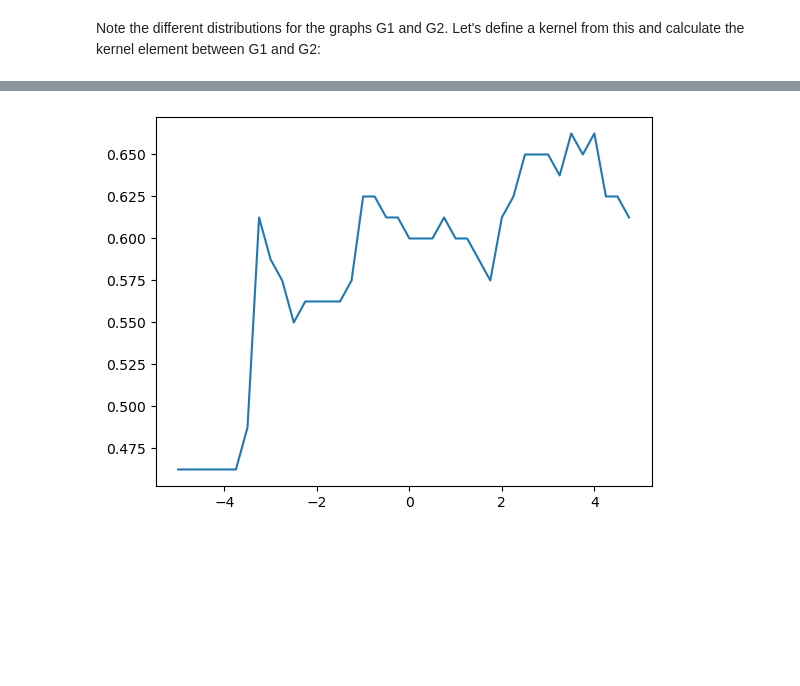
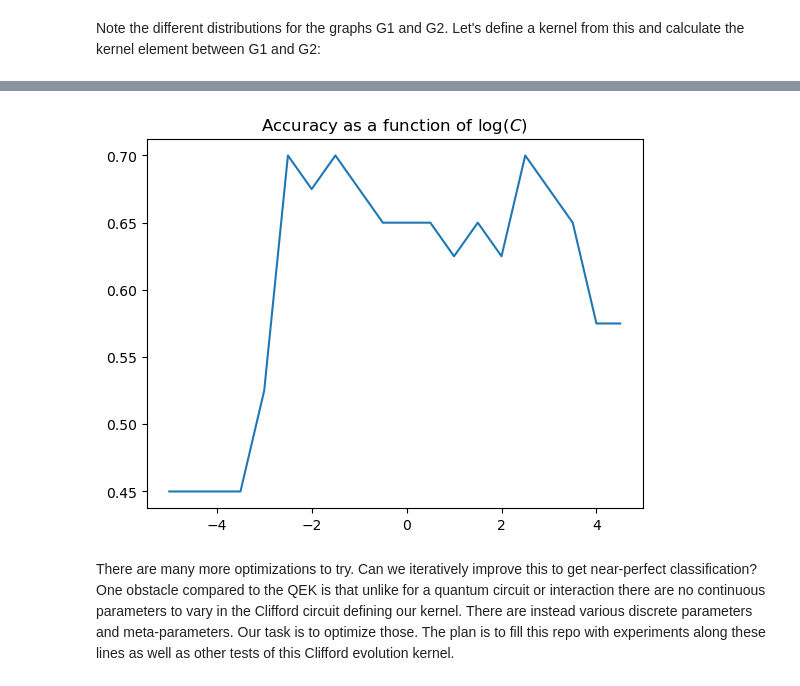
Before and after one commit to JohnGoldenGardiner/graph-kernel, a Jupyter notebook: demonstration.ipynb, the cells around one changed output, grey strips where cells are left out. Saved outputs shown, nothing was run; the diff lists cells and outputs as text; code cells hidden in the pictures; blank space fills up the shorter version.

```diff
--- a/demonstration.ipynb
+++ b/demonstration.ipynb
@@ -96,5 +100,5 @@ I've coded up a function `triangular_random_walk()` which creates graphs this sa
 # %%
-N = 400 # Total number of graphs
+N = 200 # Total number of graphs
 num_nodes = 20 # Number of nodes in each graph
 
 y = np.zeros(N)
@@ -164,10 +168,10 @@ Let's iterate over different values of C.
 # %%
 accuracies = []
-exp_range = np.arange(-5, 5, 0.25)
+exp_range = np.arange(-5, 5, 0.5)
 for c in exp_range:
     graph_svm = svm.SVC(kernel=kernel_function, C=np.exp(c))
     graph_svm.fit(X_train, y_train)
     y_predicted = graph_svm.predict(X_test)
     accuracy = np.mean(y_predicted == y_test)
     accuracies.append(accuracy)
-    print(f'accuracy for C={np.exp(c)}: {accuracy}' + ' '*30)
+    # print(f'accuracy for C={np.exp(c)}: {accuracy}' + ' '*30)
@@ -192,5 +178,8 @@ accuracy for C=115.58428452718766: 0.6125
 # %%
 plt.plot(exp_range, accuracies)
+plt.title('Accuracy as a function of $\log(C)$')
 plt.show()
 # %% [output]
-[figure, old version]
+[figure, new version]
+# %% [markdown]
+There are many more optimizations to try. Can we iteratively improve this to get near-perfect classification? One obstacle compared to the QEK is that unlike for a quantum circuit or interaction there are no continuous parameters to vary in the Clifford circuit defining our kernel. There are instead various discrete parameters and meta-parameters. Our task is to optimize those. The plan is to fill this repo with experiments along these lines as well as other tests of this Clifford evolution kernel.
```
Also changed, not shown: parts of 12 cells of this notebook.
